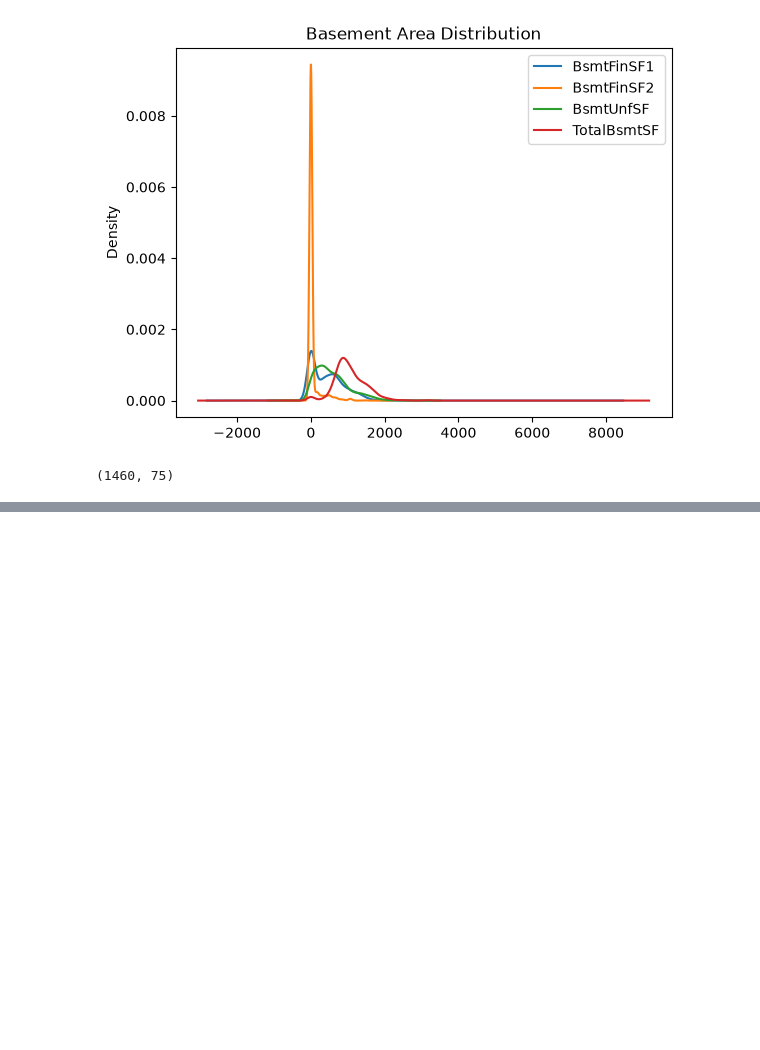
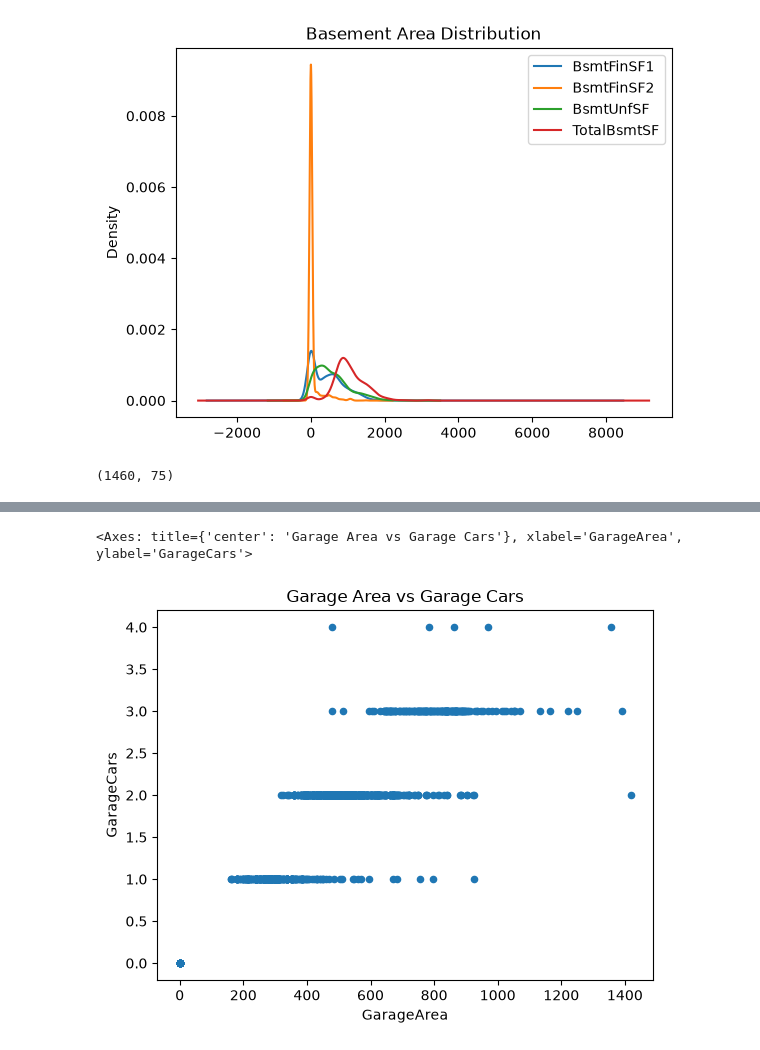
Before and after one commit to FarhanKhan1/MSAI_Machine_Learning, a Jupyter notebook: assignments_1/testing/data_understanding.ipynb, the cells around one changed output, grey strips where cells are left out. Saved outputs shown, nothing was run; the diff lists cells and outputs as text; code cells hidden in the pictures; blank space fills up the shorter version.

```diff
--- a/assignments_1/testing/data_understanding.ipynb
+++ b/assignments_1/testing/data_understanding.ipynb
@@ -278,0 +324,5 @@ preprocessed_data.shape
+# %%
+data[["GarageArea", "GarageCars"]].plot(kind='scatter', x='GarageArea', y='GarageCars', title='Garage Area vs Garage Cars')
+# %% [output]
+<Axes: title={'center': 'Garage Area vs Garage Cars'}, xlabel='GarageArea', ylabel='GarageCars'>
+[figure, added]
```
Also changed, not shown: parts of 40 cells of this notebook, 1 other file.
